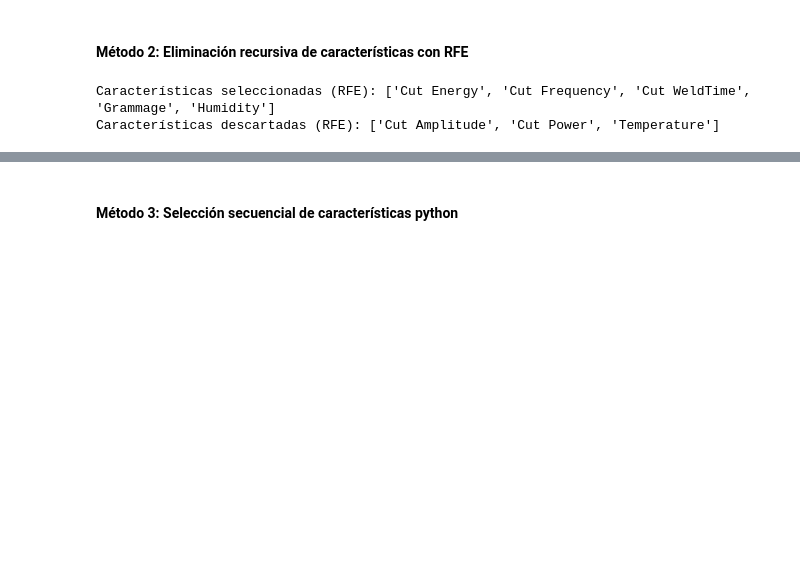
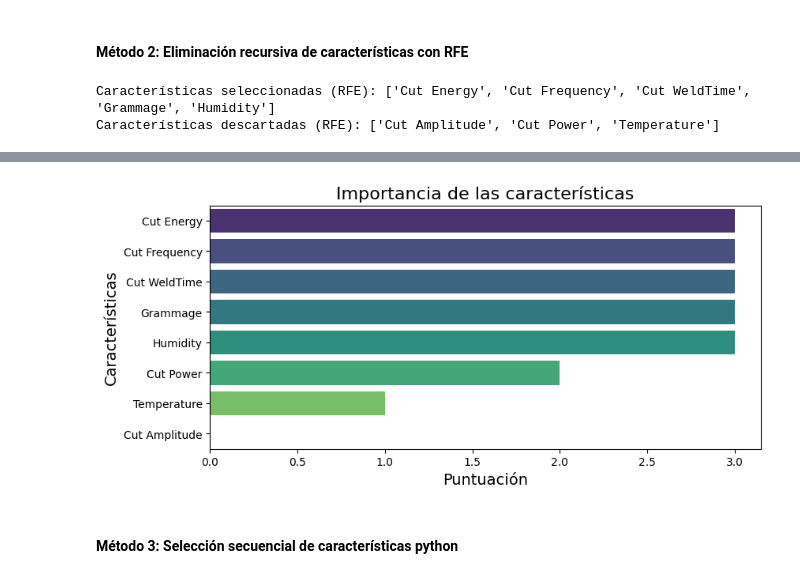
Before and after one commit to ricardordf/IA_visual, a Jupyter notebook: ML_A6.ipynb, the cells around one changed output, grey strips where cells are left out. Saved outputs shown, nothing was run; the diff lists cells and outputs as text; code cells hidden in the pictures; blank space fills up the shorter version.

```diff
--- a/ML_A6.ipynb
+++ b/ML_A6.ipynb
@@ -371,3 +385,15 @@ Resultados:
+# %%
+# Gráfica del resultado de la importancia de las características
+feature_ranking = pd.DataFrame({'Feature': cols, 'Ranking': rfe.ranking_}).sort_values(by='Ranking')
+feature_ranking['Score'] = feature_ranking['Ranking'].apply(lambda x: -x + max(rfe.ranking_))  # Invertir el ranking de manera positiva
+plt.figure(figsize=(9, 4))
+sns.barplot(x='Score', y='Feature', data=feature_ranking, hue='Feature', dodge=False, palette='viridis', legend=False)
+plt.title('Importancia de las características', fontsize=16)
+plt.xlabel('Puntuación', fontsize=14)
+plt.ylabel('Características', fontsize=14)
+plt.show()
+# %% [output]
+[figure, added]
 # %% [markdown]
 <h4>Método 3: Selección secuencial de características python
 # %%
```
Also changed, not shown: parts of 27 cells of this notebook.
